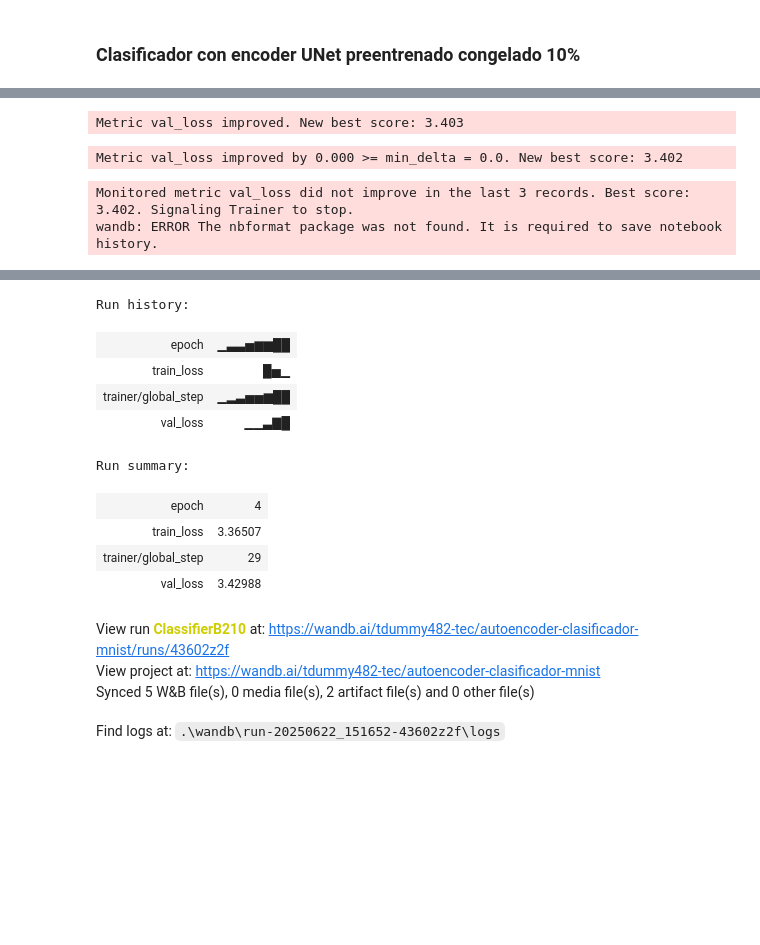
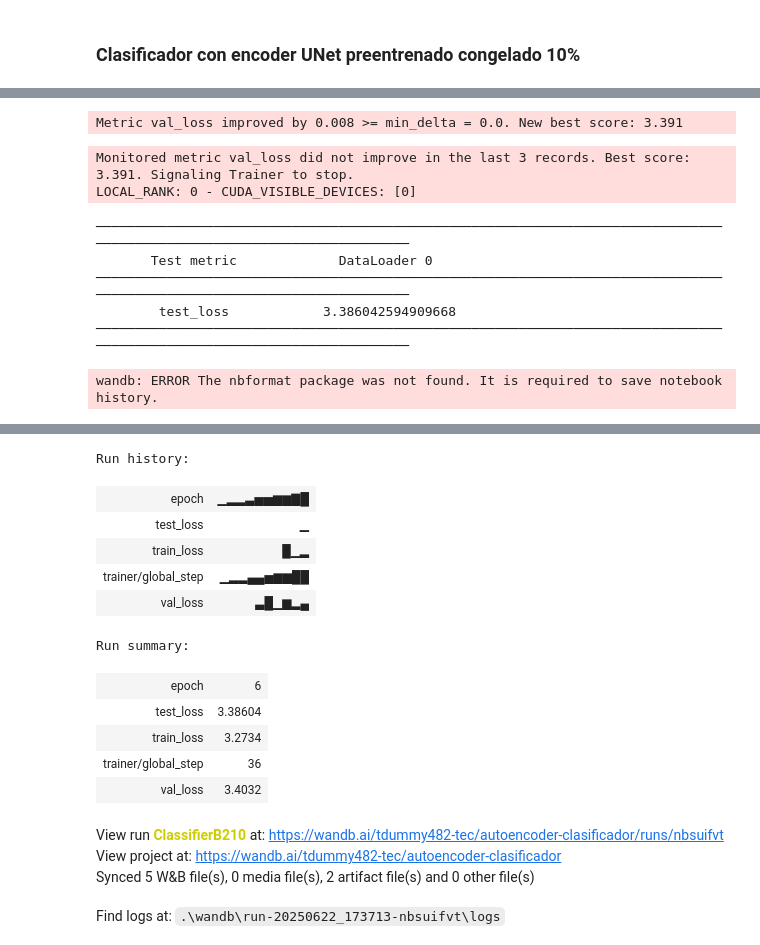
Before and after one commit to XoulEater/Proyecto_3_IA, a Jupyter notebook: notebooks/train_experiment1.ipynb, the cells around one changed output, grey strips where cells are left out. Saved outputs shown, nothing was run; the diff lists cells and outputs as text; code cells hidden in the pictures; blank space fills up the shorter version.

```diff
--- a/notebooks/train_experiment1.ipynb
+++ b/notebooks/train_experiment1.ipynb
@@ -365,17 +385,17 @@ Metric val_loss improved by 0.050 >= min_delta = 0.0. New best score: 2.848
 # %% [markdown]
 ## Experimento 90% sin labels y 10% con labels
 # %%
-dm = SemiSupervisedMnistDataModule(
+dm90 = SemiSupervisedMnistDataModule(
     data_dir="../data/",
     batch_size=64,
     num_workers=4,
     label_pct=0.1
 )
-dm.setup()
+dm90.setup()
 # %% [markdown]
 ### UNetAutoencoder 90%
 # %%
-autoencoder = UNetAutoencoder()
+autoencoder2 = UNetAutoencoder()
 # %%
 wandb_logger = WandbLogger(project=PROJECT_NAME, log_model=True)
 wandb_logger.experiment.name = "UnetAutoencoder90"
@@ -417,6 +437,7 @@ GPU available: True (cuda), used: True
 TPU available: False, using: 0 TPU cores
 HPU available: False, using: 0 HPUs
 # %%
-trainer.fit(autoencoder, train_dataloaders=dm.unlabeled_dataloader(), val_dataloaders=dm.val_dataloader())
+trainer.fit(autoencoder2, train_dataloaders=dm90.unlabeled_dataloader(), val_dataloaders=dm90.val_dataloader())
+trainer.test(autoencoder2, dataloaders=dm90.test_dataloader())
 wandb_logger.experiment.finish()
 # %% [output]
@@ -456,5 +477,5 @@ pretrained_autoencoder = UNetAutoencoder.load_from_checkpoint("../output/checkpo
 # %%
-# pretrained_autoencoder = autoencoder
+pretrained_autoencoder = autoencoder2
 raw_autoencoder = UNetAutoencoder()
 pretrained_encoder_1 = pretrained_autoencoder.get_encoder()
 pretrained_encoder_2 = pretrained_autoencoder.get_encoder()
@@ -657,6 +690,7 @@ GPU available: True (cuda), used: True
 TPU available: False, using: 0 TPU cores
 HPU available: False, using: 0 HPUs
 # %%
-trainer.fit(classifier_b2, train_dataloaders=dm.labeled_dataloader(), val_dataloaders=dm.val_dataloader())
+trainer.fit(classifier_b2, train_dataloaders=dm90.labeled_dataloader(), val_dataloaders=dm90.val_dataloader())
+trainer.test(classifier_b2, dataloaders=dm90.test_dataloader())
 wandb_logger.experiment.finish()
 # %% [output]
@@ -682,19 +712,26 @@ c:\Users\ncque\AppData\Local\Programs\Python\Python312\Lib\site-packages\pytorch
-Metric val_loss improved. New best score: 3.403
+Metric val_loss improved by 0.008 >= min_delta = 0.0. New best score: 3.391
-Metric val_loss improved by 0.000 >= min_delta = 0.0. New best score: 3.402
+Monitored metric val_loss did not improve in the last 3 records. Best score: 3.391. Signaling Trainer to stop.
+LOCAL_RANK: 0 - CUDA_VISIBLE_DEVICES: [0]
-Monitored metric val_loss did not improve in the last 3 records. Best score: 3.402. Signaling Trainer to stop.
-wandb: ERROR The nbformat package was not found. It is required to save notebook history.
+────────────────────────────────────────────────────────────────────────────────────────────────────────────────────────
+       Test metric             DataLoader 0
+────────────────────────────────────────────────────────────────────────────────────────────────────────────────────────
+        test_loss            3.386042594909668
+────────────────────────────────────────────────────────────────────────────────────────────────────────────────────────
+wandb: ERROR The nbformat package was not found. It is required to save notebook history.
 [interactive output not drawn]
-Run history:
+Run history:
-| epoch | ▁▃▃▅▆▆██ |
-| train_loss | █▅▁ |
-| trainer/global_step | ▁▂▃▅▅▆██ |
-| val_loss | ▁▁▃▇█ |
+| epoch | ▁▂▂▃▅▅▆▆▇█ |
+| test_loss | ▁ |
+| train_loss | █▁▂ |
+| trainer/global_step | ▁▂▂▄▄▅▆▆██ |
+| val_loss | ▃█▁▆▂▄ |
-Run summary:
+Run summary:
-| epoch | 4 |
-| train_loss | 3.36507 |
-| trainer/global_step | 29 |
-| val_loss | 3.42988 |
+| epoch | 6 |
+| test_loss | 3.38604 |
+| train_loss | 3.2734 |
+| trainer/global_step | 36 |
+| val_loss | 3.4032 |
-View run ClassifierB210 at: https://wandb.ai/tdummy482-tec/autoencoder-clasificador-mnist/runs/43602z2f
-View project at: https://wandb.ai/tdummy482-tec/autoencoder-clasificador-mnist
+View run ClassifierB210 at: https://wandb.ai/tdummy482-tec/autoencoder-clasificador/runs/nbsuifvt
+View project at: https://wandb.ai/tdummy482-tec/autoencoder-clasificador
 Synced 5 W&B file(s), 0 media file(s), 2 artifact file(s) and 0 other file(s)
-Find logs at: .\wandb\run-20250622_151652-43602z2f\logs
+Find logs at: .\wandb\run-20250622_173713-nbsuifvt\logs
```
Also changed, not shown: parts of 33 cells of this notebook, 2 other files.
